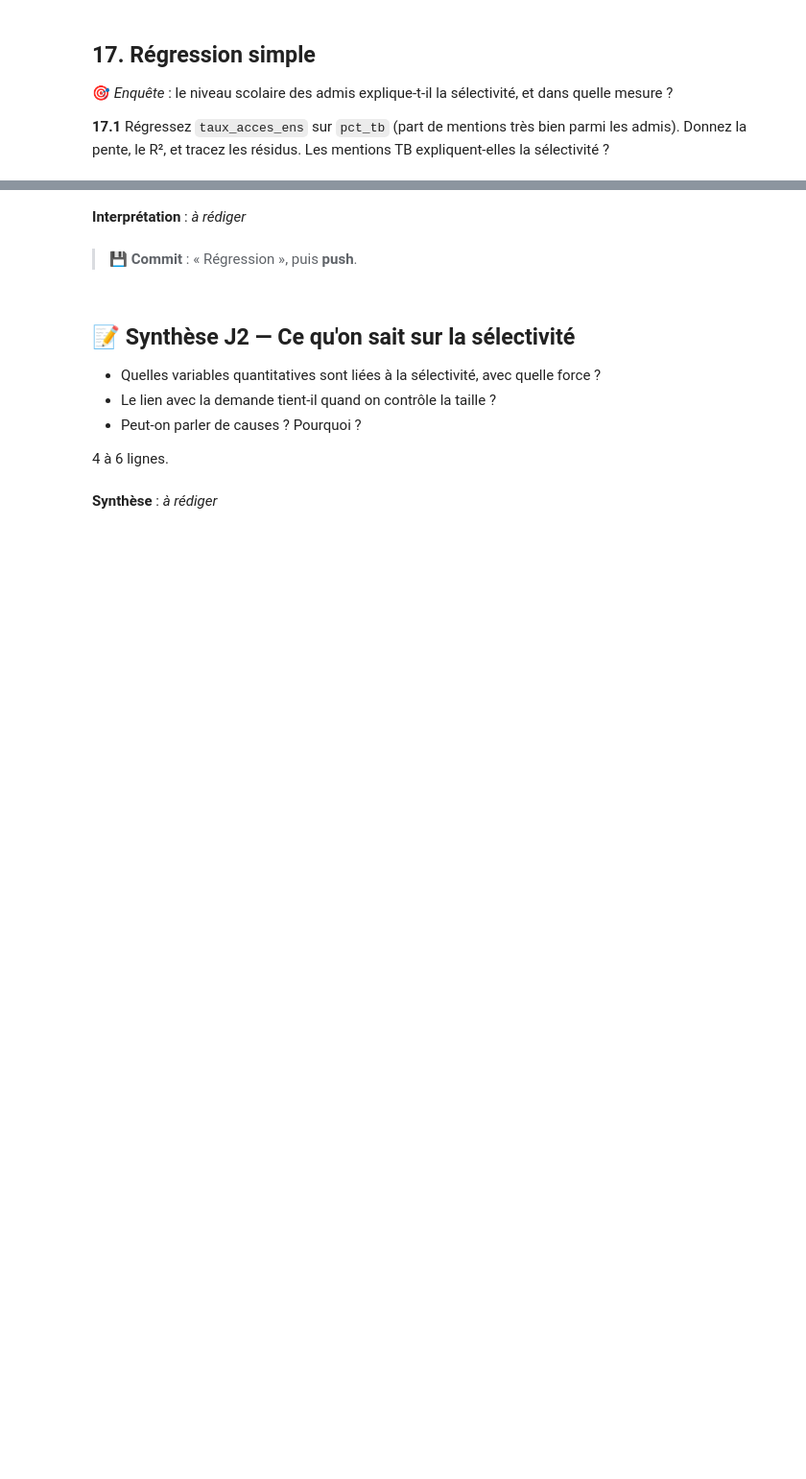
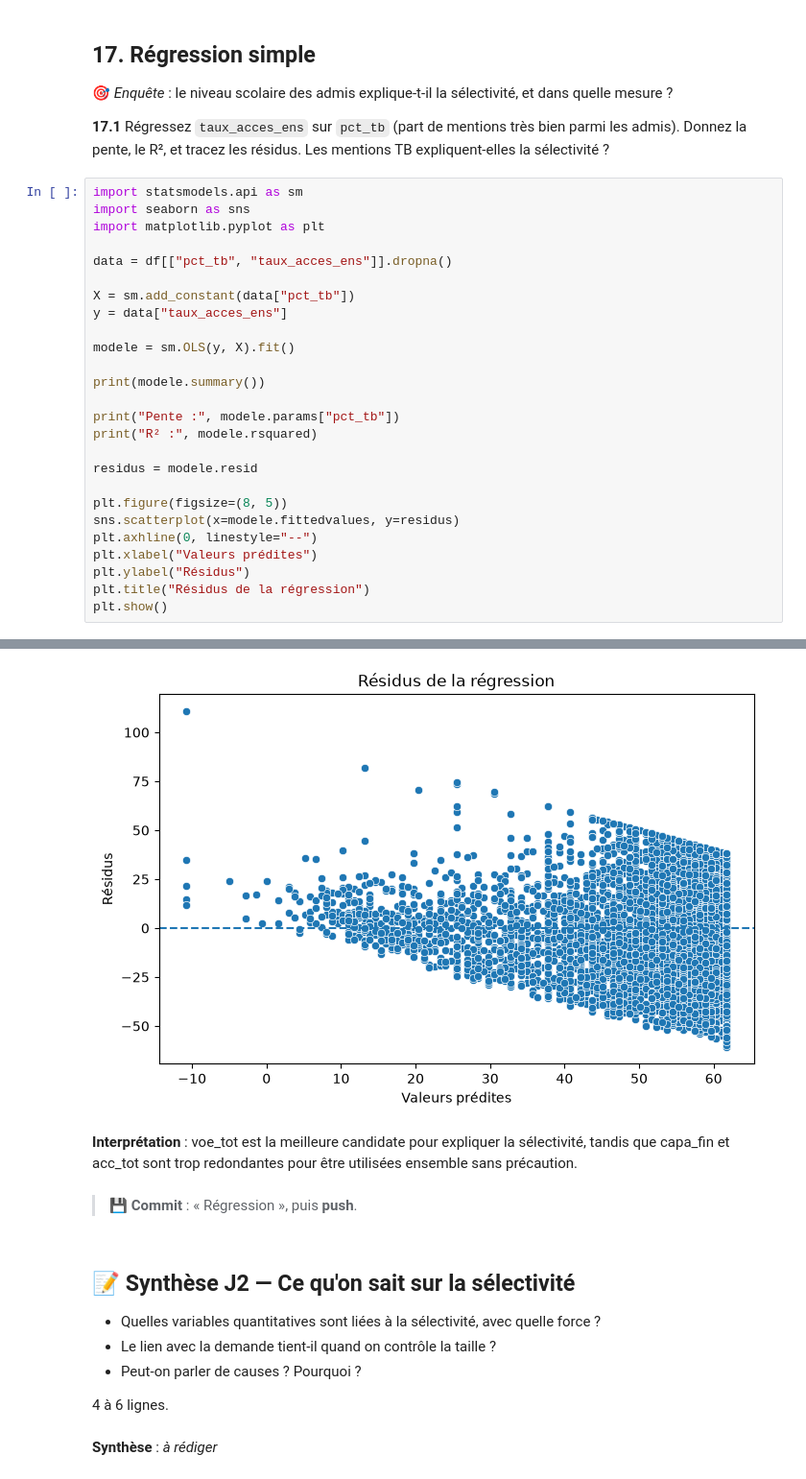
Before and after one commit to Mickael-C21/Analyse_univariee_bivariee, a Jupyter notebook: TP_Parcoursup.ipynb, the cells around one changed output, grey strips where cells are left out. Shown at 96% size. Drawn from its saved outputs; the diff is of its cells as text; blank space fills up the shorter version.

Commit message:
Régression

```diff
--- a/TP_Parcoursup.ipynb
+++ b/TP_Parcoursup.ipynb
@@ -1100,3 +1117,30 @@ Ce qui prouve que  plus l’échantillon est grand, plus on peut détecter une p
 🎯 *Enquête* : le niveau scolaire des admis explique-t-il la sélectivité, et dans quelle mesure ?
 
 **17.1** Régressez `taux_acces_ens` sur `pct_tb` (part de mentions très bien parmi les admis). Donnez la pente, le R², et tracez les résidus. Les mentions TB expliquent-elles la sélectivité ?
+# %%
+import statsmodels.api as sm
+import seaborn as sns
+import matplotlib.pyplot as plt
+
+data = df[["pct_tb", "taux_acces_ens"]].dropna()
+
+X = sm.add_constant(data["pct_tb"])
+y = data["taux_acces_ens"]
+
+modele = sm.OLS(y, X).fit()
+
+print(modele.summary())
+
+print("Pente :", modele.params["pct_tb"])
+print("R² :", modele.rsquared)
+
+residus = modele.resid
+
+plt.figure(figsize=(8, 5))
+sns.scatterplot(x=modele.fittedvalues, y=residus)
+plt.axhline(0, linestyle="--")
+plt.xlabel("Valeurs prédites")
+plt.ylabel("Résidus")
+plt.title("Résidus de la régression")
+plt.show()
+# %% [output]
@@ -1103,5 +1164,6 @@ Ce qui prouve que  plus l’échantillon est grand, plus on peut détecter une p
+[figure, added]
 # %% [markdown]
-**Interprétation** : _à rédiger_
+**Interprétation** : voe_tot est la meilleure candidate pour expliquer la sélectivité, tandis que capa_fin et acc_tot sont trop redondantes pour être utilisées ensemble sans précaution.
 # %% [markdown]
 > 💾 **Commit** : « Régression », puis **push**.
 # %% [markdown]
```
Also changed, not shown: parts of 3 cells of this notebook.
